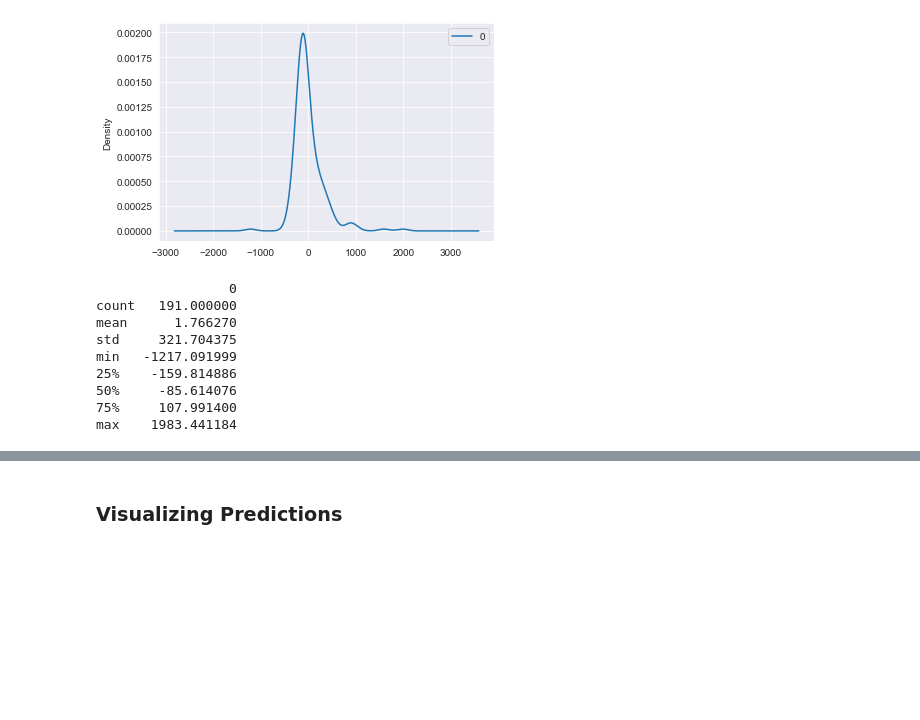
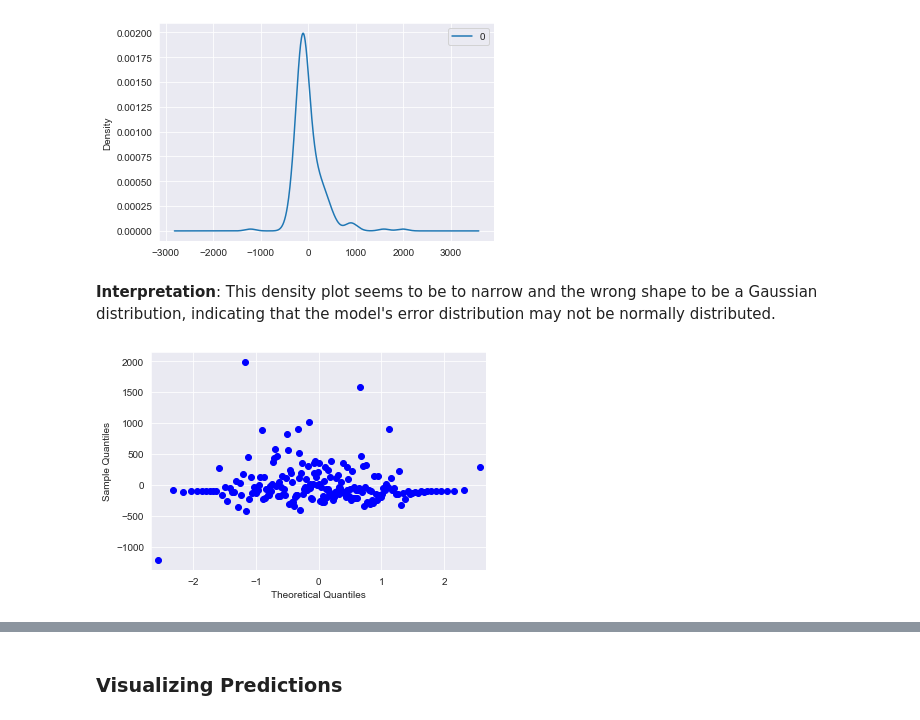
Before and after one commit to abrahamlewis4867/GA-Capstone-Project, a Jupyter notebook: code/Arima.ipynb, the cells around one changed output, grey strips where cells are left out. Drawn from its saved outputs; the diff is of its cells as text; code cells hidden in the pictures; blank space fills up the shorter version.

```diff
--- a/code/Arima.ipynb
+++ b/code/Arima.ipynb
@@ -213,15 +266,9 @@ residuals.plot();
 residuals.plot(kind='kde');
 # %% [output]
 [figure]
-# %%
-print(residuals.describe())
-# %% [output]
-                 0
-count   191.000000
-mean      1.766270
-std     321.704375
-min   -1217.091999
-25%    -159.814886
-50%     -85.614076
-75%     107.991400
-max    1983.441184
+# %% [markdown]
+**Interpretation**: This density plot seems to be to narrow and the wrong shape to be a Gaussian distribution, indicating that the model's error distribution may not be normally distributed.
+# %%
+qqplot(residuals);
+# %% [output]
+[figure, added]
```
Also changed, not shown: parts of 51 cells of this notebook.
